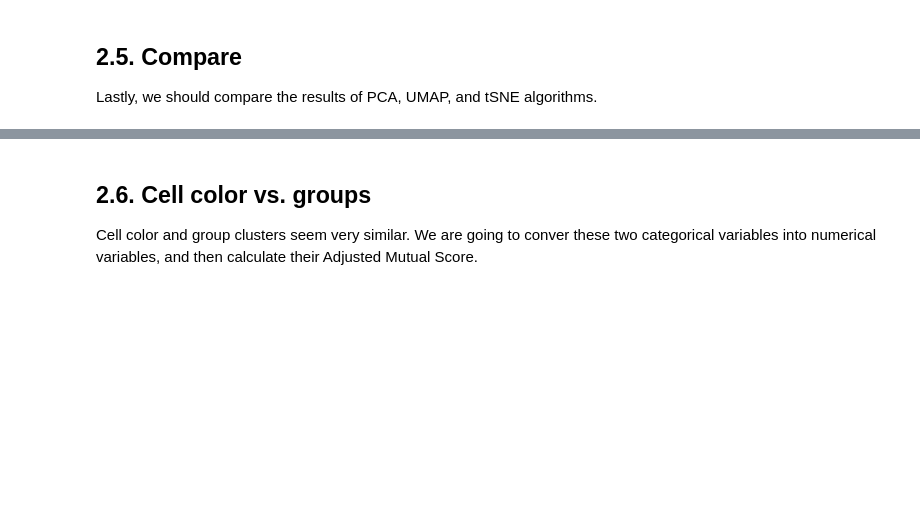
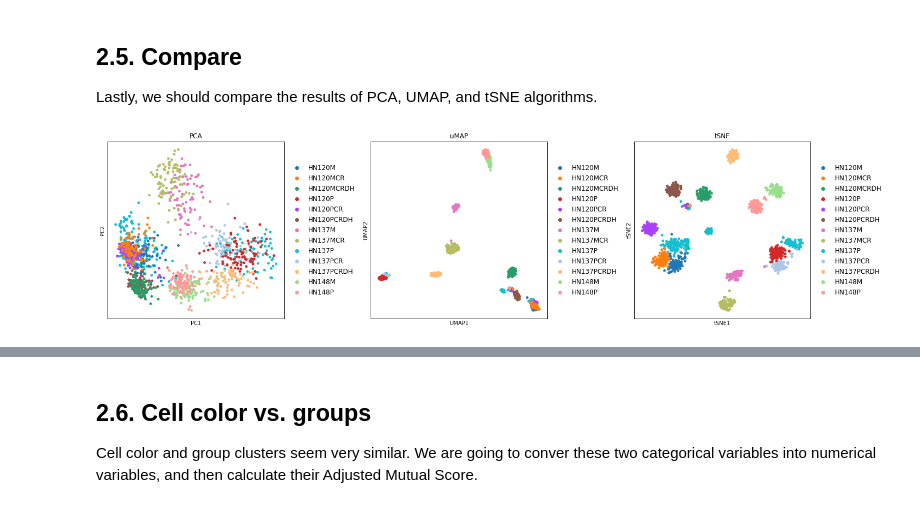
Before and after one commit to ceferisbarov/scRNA-seq, a Jupyter notebook: paper_1/paper_1.ipynb, the cells around one changed output, grey strips where cells are left out. Drawn from its saved outputs; the diff is of its cells as text; code cells hidden in the pictures; blank space fills up the shorter version.

```diff
--- a/paper_1/paper_1.ipynb
+++ b/paper_1/paper_1.ipynb
@@ -104,6 +103,18 @@ WARNING: Consider installing the package MulticoreTSNE (https://github.com/Dmitr
 # %% [markdown]
 ## 2.5. Compare
 Lastly, we should compare the results of PCA, UMAP, and tSNE algorithms.
+# %%
+fig, axs = plt.subplots(1, 3, figsize=(20,5),constrained_layout=True)
+sc.pl.pca(adata_3000, color='groups', show=False, legend_fontsize=12, ax=axs[0])
+axs[0].set_title("PCA", fontsize=12)
+sc.pl.umap(adata_3000, color='groups', show=False, legend_fontsize=12, ax=axs[1])
+axs[1].set_title("uMAP", fontsize=12)
+sc.pl.tsne(adata_3000, color='groups', legend_fontsize=12, show=False, ax=axs[2])
+axs[2].set_title("tSNE", fontsize=12)
+plt.savefig(fname='dimensionality_reduction')
+plt.show()
+# %% [output]
+[figure, added]
 # %%
 fig, axs = plt.subplots(2, 3, figsize=(18,8),constrained_layout=True)
 sc.pl.pca(adata_3000, color='groups', show=False, ax=axs[0][0])
```
Also changed, not shown: parts of 23 cells of this notebook, 1 other file.
